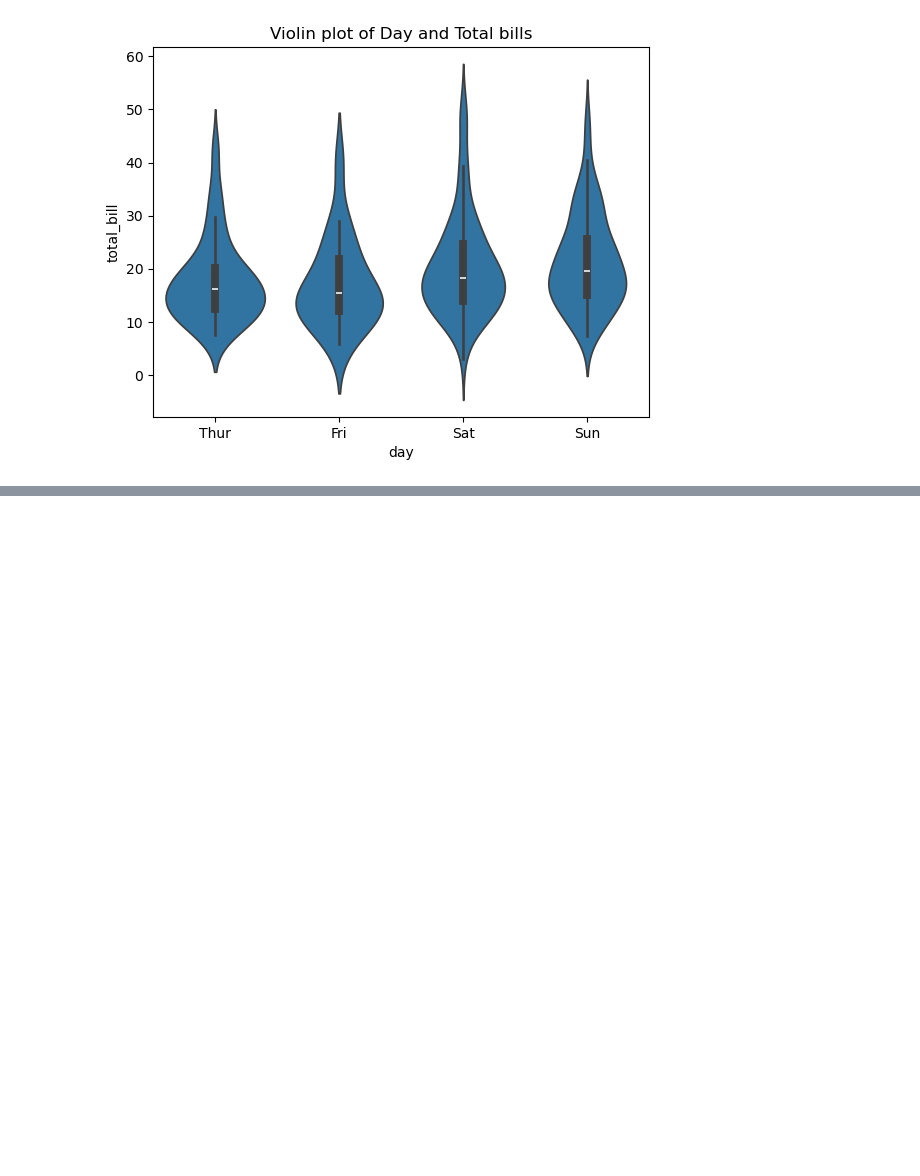
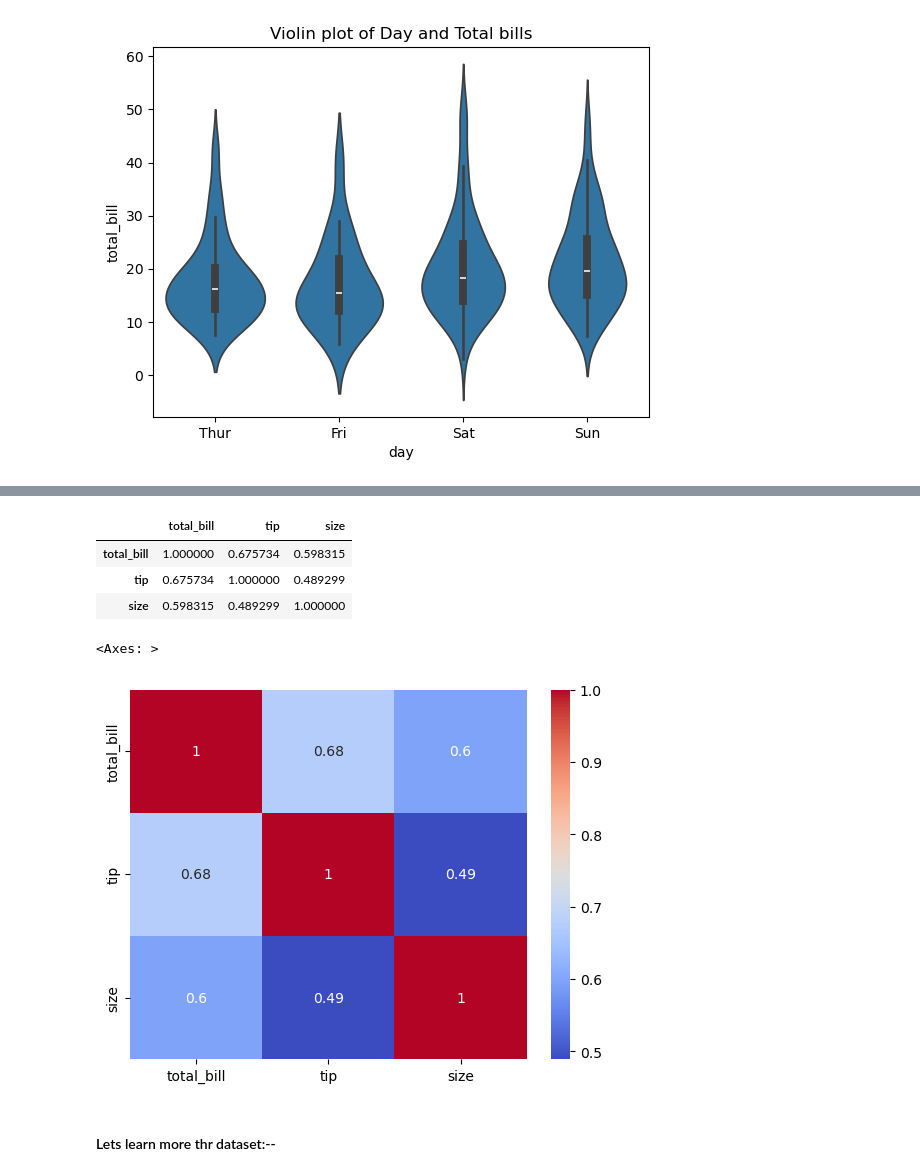
Before and after one commit to ganeshbgunjal/Data-Analysis-Libraries, a Jupyter notebook: 6 Data visualization with Seaborn.ipynb, the cells around one changed output, grey strips where cells are left out. Cells and saved outputs as stored; diff of their text form; code cells hidden in the pictures; blank space fills up the shorter version.

```diff
--- a/6 Data visualization with Seaborn.ipynb
+++ b/6 Data visualization with Seaborn.ipynb
@@ -67,0 +100,15 @@ plt.show()
+# %%
+corr = tips[['total_bill','tip','size']].corr()   #corr means relation of one feature to the other.
+corr
+# %% [output]
+|  | total_bill | tip | size |
+| total_bill | 1.000000 | 0.675734 | 0.598315 |
+| tip | 0.675734 | 1.000000 | 0.489299 |
+| size | 0.598315 | 0.489299 | 1.000000 |
+# %%
+sns.heatmap(corr,annot=True,cmap='coolwarm')
+# %% [output]
+<Axes: >
+[figure, added]
+# %% [markdown]
+#### Lets learn more thr dataset:--
```
Also changed, not shown: parts of 14 cells of this notebook.
